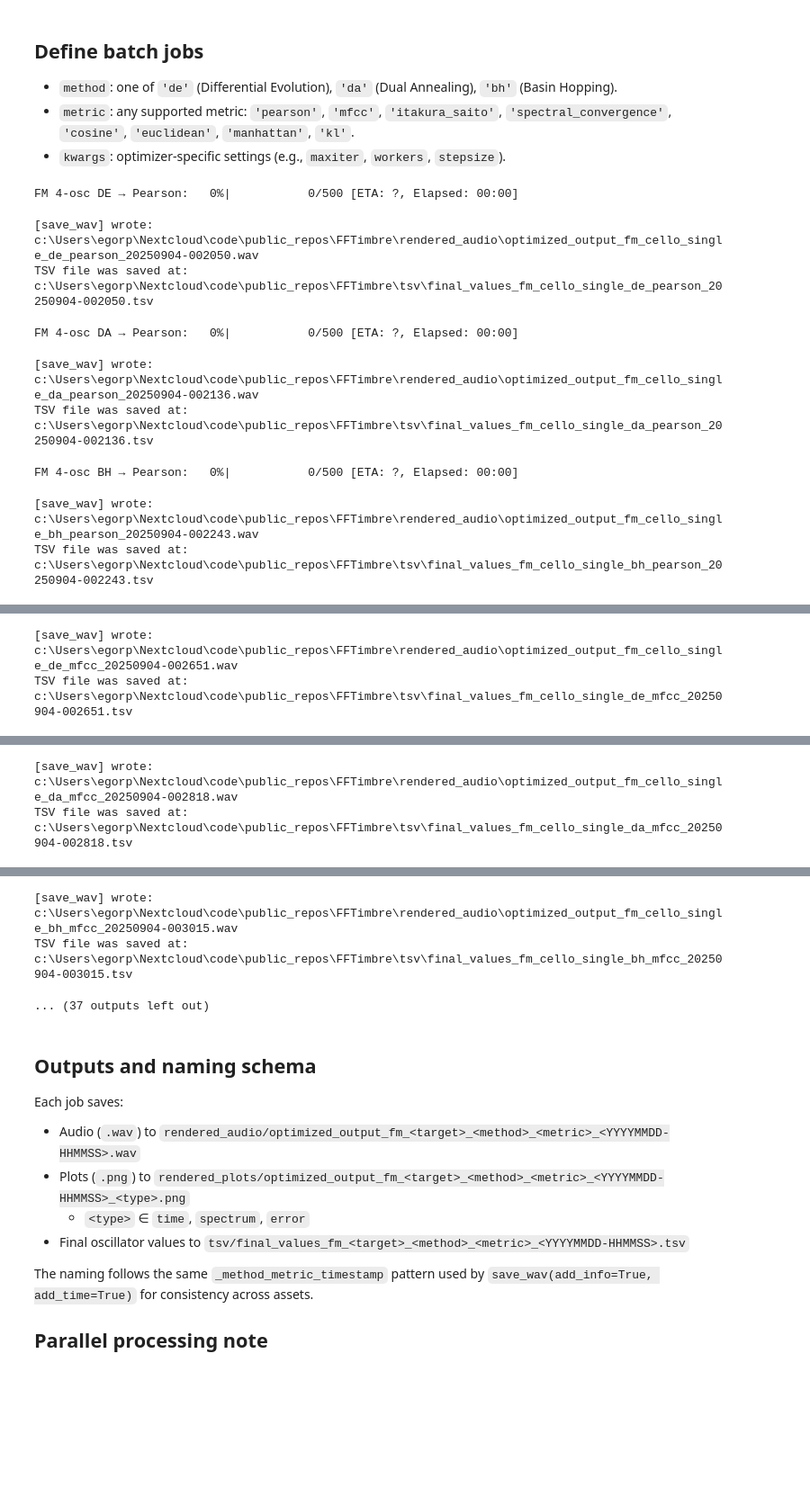
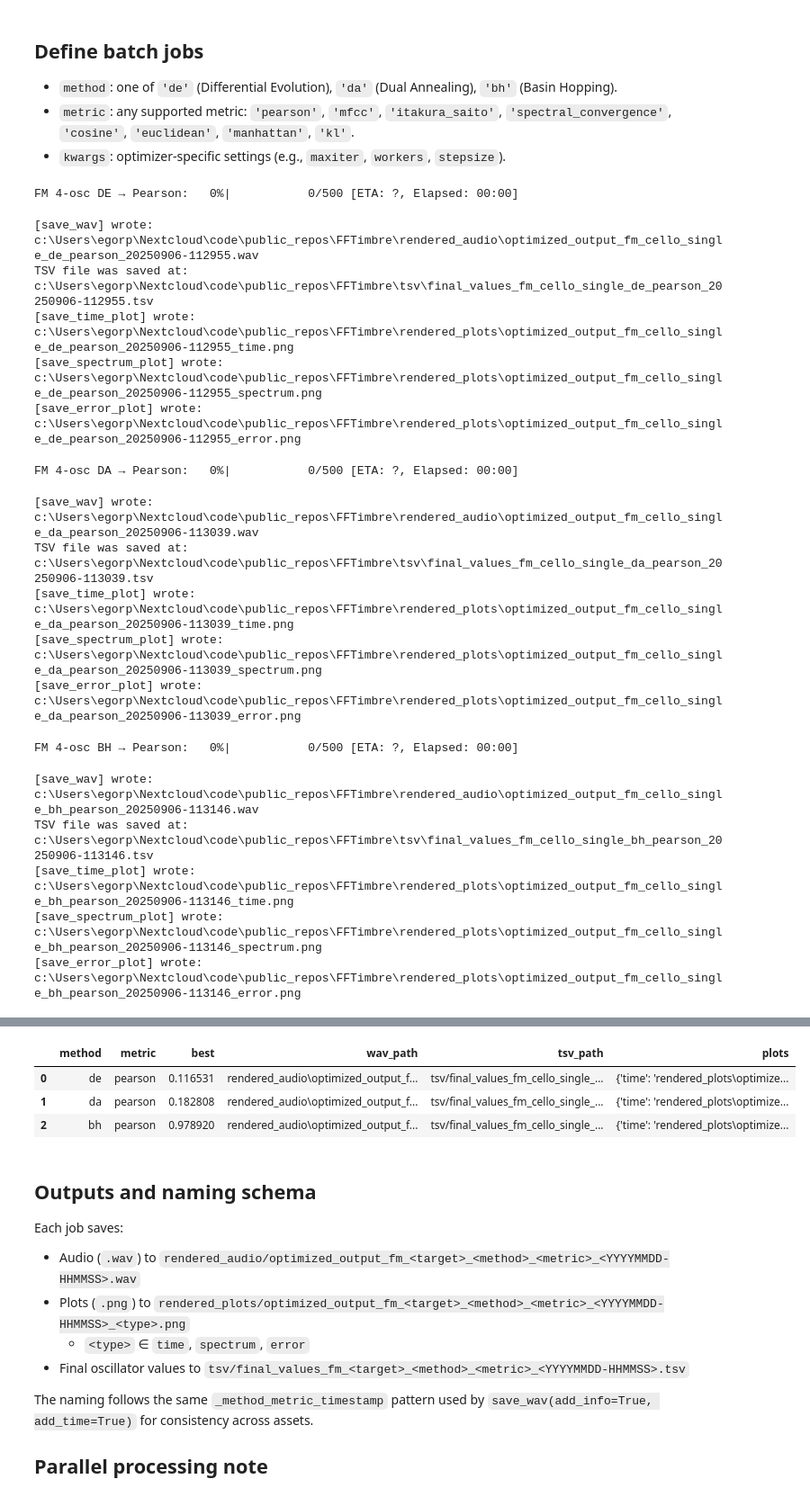
Before and after one commit to egorpol/FFTimbre, a Jupyter notebook: spectral_ml_fm4_batch.ipynb, the cells around one changed output, grey strips where cells are left out. Shown at 90% size. Cells and saved outputs as stored; diff of their text form; code cells hidden in the pictures; blank space fills up the shorter version.

```diff
--- a/spectral_ml_fm4_batch.ipynb
+++ b/spectral_ml_fm4_batch.ipynb
@@ -55,33 +55,33 @@ jobs = [
     BatchJob(method='bh', metric='pearson', kwargs={'maxiter': 500, 'stepsize': 0.4}),
 
     # Add more combinations as needed, e.g.:
-    BatchJob(method='de', metric='mfcc', kwargs={'maxiter': 500, 'workers': -1}),
-    BatchJob(method='da', metric='mfcc', kwargs={'maxiter': 500}),
-    BatchJob(method='bh', metric='mfcc', kwargs={'maxiter': 500, 'stepsize': 0.4}),
+    # BatchJob(method='de', metric='mfcc', kwargs={'maxiter': 500, 'workers': -1}),
+    # BatchJob(method='da', metric='mfcc', kwargs={'maxiter': 500}),
+    # BatchJob(method='bh', metric='mfcc', kwargs={'maxiter': 500, 'stepsize': 0.4}),
 
-    BatchJob(method='de', metric='itakura_saito', kwargs={'maxiter': 500, 'workers': -1}),
-    BatchJob(method='da', metric='itakura_saito', kwargs={'maxiter': 500}),
-    BatchJob(method='bh', metric='itakura_saito', kwargs={'maxiter': 500, 'stepsize': 0.4}),
+    # BatchJob(method='de', metric='itakura_saito', kwargs={'maxiter': 500, 'workers': -1}),
+    # BatchJob(method='da', metric='itakura_saito', kwargs={'maxiter': 500}),
+    # BatchJob(method='bh', metric='itakura_saito', kwargs={'maxiter': 500, 'stepsize': 0.4}),
 
-    BatchJob(method='de', metric='spectral_convergence', kwargs={'maxiter': 500, 'workers': -1}),
-    BatchJob(method='da', metric='spectral_convergence', kwargs={'maxiter': 500}),
-    BatchJob(method='bh', metric='spectral_convergence', kwargs={'maxiter': 500, 'stepsize': 0.4}),
+    # BatchJob(method='de', metric='spectral_convergence', kwargs={'maxiter': 500, 'workers': -1}),
+    # BatchJob(method='da', metric='spectral_convergence', kwargs={'maxiter': 500}),
+    # BatchJob(method='bh', metric='spectral_convergence', kwargs={'maxiter': 500, 'stepsize': 0.4}),
 
-    BatchJob(method='de', metric='cosine', kwargs={'maxiter': 500, 'workers': -1}),
-    BatchJob(method='da', metric='cosine', kwargs={'maxiter': 500}),
-    BatchJob(method='bh', metric='cosine', kwargs={'maxiter': 500, 'stepsize': 0.4}),
+    # BatchJob(method='de', metric='cosine', kwargs={'maxiter': 500, 'workers': -1}),
+    # BatchJob(method='da', metric='cosine', kwargs={'maxiter': 500}),
+    # BatchJob(method='bh', metric='cosine', kwargs={'maxiter': 500, 'stepsize': 0.4}),
 
-    BatchJob(method='de', metric='euclidean', kwargs={'maxiter': 500, 'workers': -1}),
-    BatchJob(method='da', metric='euclidean', kwargs={'maxiter': 500}),
-    BatchJob(method='bh', metric='euclidean', kwargs={'maxiter': 500, 'stepsize': 0.4}),
+    # BatchJob(method='de', metric='euclidean', kwargs={'maxiter': 500, 'workers': -1}),
+    # BatchJob(method='da', metric='euclidean', kwargs={'maxiter': 500}),
+    # BatchJob(method='bh', metric='euclidean', kwargs={'maxiter': 500, 'stepsize': 0.4}),
 
-    BatchJob(method='de', metric='manhattan', kwargs={'maxiter': 500, 'workers': -1}),
-    BatchJob(method='da', metric='manhattan', kwargs={'maxiter': 500}),
-    BatchJob(method='bh', metric='manhattan', kwargs={'maxiter': 500, 'stepsize': 0.4}),
+    # BatchJob(method='de', metric='manhattan', kwargs={'maxiter': 500, 'workers': -1}),
+    # BatchJob(method='da', metric='manhattan', kwargs={'maxiter': 500}),
+    # BatchJob(method='bh', metric='manhattan', kwargs={'maxiter': 500, 'stepsize': 0.4}),
 
-    BatchJob(method='de', metric='kl', kwargs={'maxiter': 500, 'workers': -1}),
-    BatchJob(method='da', metric='kl', kwargs={'maxiter': 500}),
-    BatchJob(method='bh', metric='kl', kwargs={'maxiter': 500, 'stepsize': 0.4})
+    # BatchJob(method='de', metric='kl', kwargs={'maxiter': 500, 'workers': -1}),
+    # BatchJob(method='da', metric='kl', kwargs={'maxiter': 500}),
+    # BatchJob(method='bh', metric='kl', kwargs={'maxiter': 500, 'stepsize': 0.4})
 
 ]
 
@@ -98,11 +98,20 @@ summary = pd.DataFrame([{k: v for k, v in r.items() if k not in ('params','histo
 display(summary.sort_values(['metric', 'best']))
 # %% [output]
 FM 4-osc DE → Pearson:   0%|           0/500 [ETA: ?, Elapsed: 00:00]
-[save_wav] wrote: c:\Users\egorp\Nextcloud\code\public_repos\FFTimbre\rendered_audio\optimized_output_fm_cello_single_de_pearson_20250904-002050.wav
-TSV file was saved at: c:\Users\egorp\Nextcloud\code\public_repos\FFTimbre\tsv\final_values_fm_cello_single_de_pearson_20250904-002050.tsv
+[save_wav] wrote: c:\Users\egorp\Nextcloud\code\public_repos\FFTimbre\rendered_audio\optimized_output_fm_cello_single_de_pearson_20250906-112955.wav
+TSV file was saved at: c:\Users\egorp\Nextcloud\code\public_repos\FFTimbre\tsv\final_values_fm_cello_single_de_pearson_20250906-112955.tsv
+[save_time_plot] wrote: c:\Users\egorp\Nextcloud\code\public_repos\FFTimbre\rendered_plots\optimized_output_fm_cello_single_de_pearson_20250906-112955_time.png
+[save_spectrum_plot] wrote: c:\Users\egorp\Nextcloud\code\public_repos\FFTimbre\rendered_plots\optimized_output_fm_cello_single_de_pearson_20250906-112955_spectrum.png
+[save_error_plot] wrote: c:\Users\egorp\Nextcloud\code\public_repos\FFTimbre\rendered_plots\optimized_output_fm_cello_single_de_pearson_20250906-112955_error.png
 FM 4-osc DA → Pearson:   0%|           0/500 [ETA: ?, Elapsed: 00:00]
-[save_wav] wrote: c:\Users\egorp\Nextcloud\code\public_repos\FFTimbre\rendered_audio\optimized_output_fm_cello_single_da_pearson_20250904-002136.wav
-TSV file was saved at: c:\Users\egorp\Nextcloud\code\public_repos\FFTimbre\tsv\final_values_fm_cello_single_da_pearson_20250904-002136.tsv
+[save_wav] wrote: c:\Users\egorp\Nextcloud\code\public_repos\FFTimbre\rendered_audio\optimized_output_fm_cello_single_da_pearson_20250906-113039.wav
+TSV file was saved at: c:\Users\egorp\Nextcloud\code\public_repos\FFTimbre\tsv\final_values_fm_cello_single_da_pearson_20250906-113039.tsv
+[save_time_plot] wrote: c:\Users\egorp\Nextcloud\code\public_repos\FFTimbre\rendered_plots\optimized_output_fm_cello_single_da_pearson_20250906-113039_time.png
+[save_spectrum_plot] wrote: c:\Users\egorp\Nextcloud\code\public_repos\FFTimbre\rendered_plots\optimized_output_fm_cello_single_da_pearson_20250906-113039_spectrum.png
+[save_error_plot] wrote: c:\Users\egorp\Nextcloud\code\public_repos\FFTimbre\rendered_plots\optimized_output_fm_cello_single_da_pearson_20250906-113039_error.png
 FM 4-osc BH → Pearson:   0%|           0/500 [ETA: ?, Elapsed: 00:00]
-[save_wav] wrote: c:\Users\egorp\Nextcloud\code\public_repos\FFTimbre\rendered_audio\optimized_output_fm_cello_single_bh_pearson_20250904-002243.wav
-TSV file was saved at: c:\Users\egorp\Nextcloud\code\public_repos\FFTimbre\tsv\final_values_fm_cello_single_bh_pearson_20250904-002243.tsv
+[save_wav] wrote: c:\Users\egorp\Nextcloud\code\public_repos\FFTimbre\rendered_audio\optimized_output_fm_cello_single_bh_pearson_20250906-113146.wav
+TSV file was saved at: c:\Users\egorp\Nextcloud\code\public_repos\FFTimbre\tsv\final_values_fm_cello_single_bh_pearson_20250906-113146.tsv
+[save_time_plot] wrote: c:\Users\egorp\Nextcloud\code\public_repos\FFTimbre\rendered_plots\optimized_output_fm_cello_single_bh_pearson_20250906-113146_time.png
+[save_spectrum_plot] wrote: c:\Users\egorp\Nextcloud\code\public_repos\FFTimbre\rendered_plots\optimized_output_fm_cello_single_bh_pearson_20250906-113146_spectrum.png
+[save_error_plot] wrote: c:\Users\egorp\Nextcloud\code\public_repos\FFTimbre\rendered_plots\optimized_output_fm_cello_single_bh_pearson_20250906-113146_error.png
@@ -110,2 +117,0 @@ FM 4-osc DE → Mfcc:   0%|           0/500 [ETA: ?, Elapsed: 00:00]
-[save_wav] wrote: c:\Users\egorp\Nextcloud\code\public_repos\FFTimbre\rendered_audio\optimized_output_fm_cello_single_de_mfcc_20250904-002651.wav
-TSV file was saved at: c:\Users\egorp\Nextcloud\code\public_repos\FFTimbre\tsv\final_values_fm_cello_single_de_mfcc_20250904-002651.tsv
@@ -113,2 +117,0 @@ FM 4-osc DA → Mfcc:   0%|           0/500 [ETA: ?, Elapsed: 00:00]
-[save_wav] wrote: c:\Users\egorp\Nextcloud\code\public_repos\FFTimbre\rendered_audio\optimized_output_fm_cello_single_da_mfcc_20250904-002818.wav
-TSV file was saved at: c:\Users\egorp\Nextcloud\code\public_repos\FFTimbre\tsv\final_values_fm_cello_single_da_mfcc_20250904-002818.tsv
@@ -116,6 +118,7 @@ FM 4-osc BH → Mfcc:   0%|           0/500 [ETA: ?, Elapsed: 00:00]
-[save_wav] wrote: c:\Users\egorp\Nextcloud\code\public_repos\FFTimbre\rendered_audio\optimized_output_fm_cello_single_bh_mfcc_20250904-003015.wav
-TSV file was saved at: c:\Users\egorp\Nextcloud\code\public_repos\FFTimbre\tsv\final_values_fm_cello_single_bh_mfcc_20250904-003015.tsv
-... (37 outputs left out)
+|  | method | metric | best | wav_path | tsv_path | plots |
+| 0 | de | pearson | 0.116531 | rendered_audio\optimized_output_f... | tsv/final_values_fm_cello_single_... | {'time': 'rendered_plots\optimize... |
+| 1 | da | pearson | 0.182808 | rendered_audio\optimized_output_f... | tsv/final_values_fm_cello_single_... | {'time': 'rendered_plots\optimize... |
+| 2 | bh | pearson | 0.978920 | rendered_audio\optimized_output_f... | tsv/final_values_fm_cello_single_... | {'time': 'rendered_plots\optimize... |
 # %% [markdown]
 ## Outputs and naming schema
 Each job saves:
```
Also changed, not shown: parts of 1 cell of this notebook, 49 other files.
